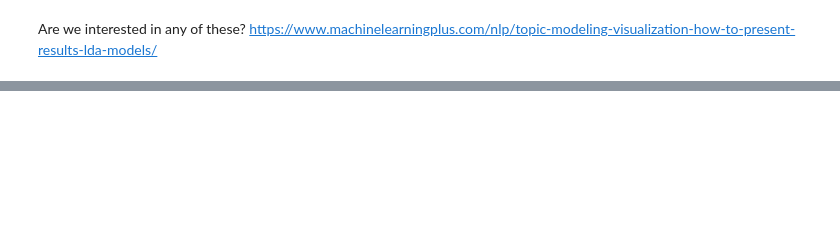
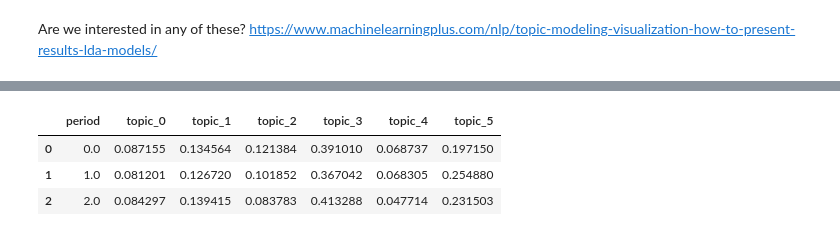
Before and after one commit to laurenjli/nlp-tal, a Jupyter notebook: topic_modeling.ipynb, the cells around one changed output, grey strips where cells are left out. Saved outputs shown, nothing was run; the diff lists cells and outputs as text; code cells hidden in the pictures; blank space fills up the shorter version.

```diff
--- a/topic_modeling.ipynb
+++ b/topic_modeling.ipynb
@@ -374,0 +461,6 @@ https://www.machinelearningplus.com/nlp/topic-modeling-visualization-how-to-pres
+# %%
+# now let's break them up into same 5 year groups
+news_texts['year'] = news_texts['year'].astype(int)
+news_texts = hf.split_five_years(news_texts)
+news_by_period = news_text.groupby('five_yr_group').agg({'text': 'sum'}).reset_index()
+news_by_period.head()
@@ -374,0 +472,2 @@ https://www.machinelearningplus.com/nlp/topic-modeling-visualization-how-to-pres
+# %%
+output6_on_news = topic_distribution(news_by_period, 'text', model6)
@@ -374,0 +495,11 @@ https://www.machinelearningplus.com/nlp/topic-modeling-visualization-how-to-pres
+# %%
+news_apply_tops_df = pd.DataFrame(columns=['period', 'topic_0', 'topic_1',
+                                      'topic_2', 'topic_3', 'topic_4', 'topic_5'])
+for key in output6_on_news.keys():
+    news_apply_tops_df.loc[len(news_apply_tops_df)] = [key] + [x[1] for x in output6_on_news[key][0]]
+news_apply_tops_df
+# %% [output]
+|  | period | topic_0 | topic_1 | topic_2 | topic_3 | topic_4 | topic_5 |
+| 0 | 0.0 | 0.087155 | 0.134564 | 0.121384 | 0.391010 | 0.068737 | 0.197150 |
+| 1 | 1.0 | 0.081201 | 0.126720 | 0.101852 | 0.367042 | 0.068305 | 0.254880 |
+| 2 | 2.0 | 0.084297 | 0.139415 | 0.083783 | 0.413288 | 0.047714 | 0.231503 |
```
Also changed, not shown: parts of 17 cells of this notebook, 1 other file.
